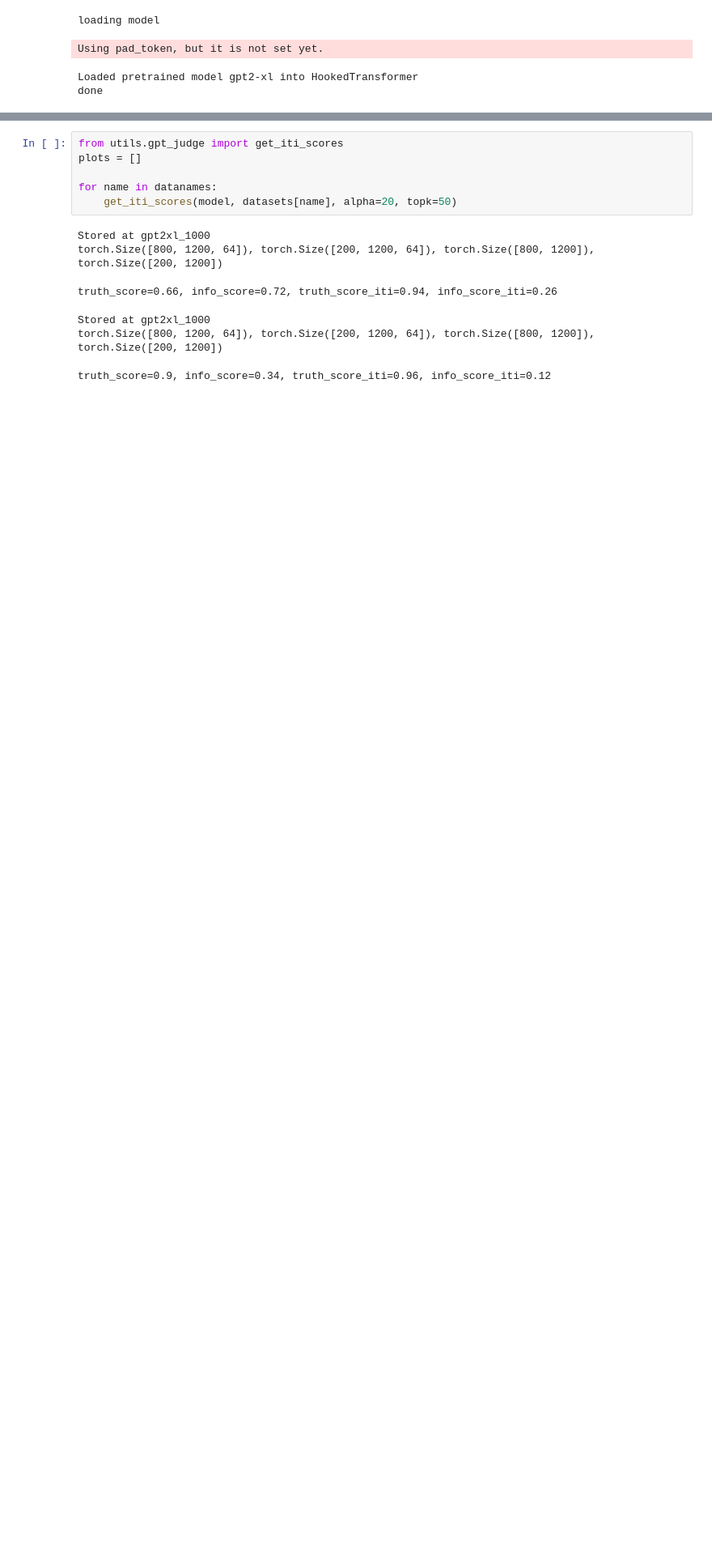
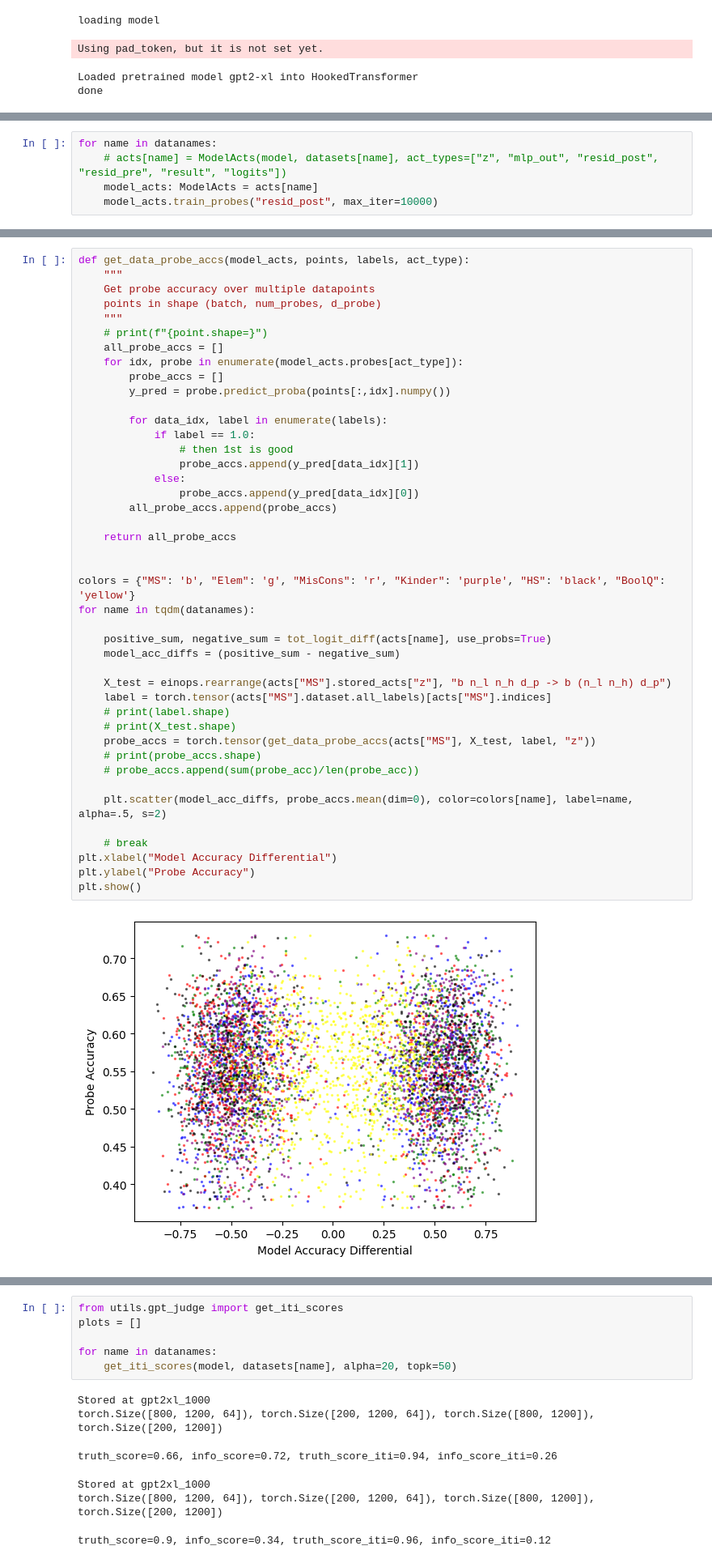
Before and after one commit to magikarp01/iti_capstone, a Jupyter notebook: generalization.ipynb, the cells around one changed output, grey strips where cells are left out. Shown at 81% size. Saved outputs shown, nothing was run; the diff lists cells and outputs as text; blank space fills up the shorter version.

```diff
--- a/generalization.ipynb
+++ b/generalization.ipynb
@@ -108,0 +281,5 @@ KeyboardInterrupt:
+# %%
+for name in datanames:
+    # acts[name] = ModelActs(model, datasets[name], act_types=["z", "mlp_out", "resid_post", "resid_pre", "result", "logits"])
+    model_acts: ModelActs = acts[name]
+    model_acts.train_probes("resid_post", max_iter=10000)
@@ -108,0 +293,45 @@ KeyboardInterrupt:
+# %%
+def get_data_probe_accs(model_acts, points, labels, act_type):
+    """
+    Get probe accuracy over multiple datapoints
+    points in shape (batch, num_probes, d_probe)
+    """
+    # print(f"{point.shape=}")
+    all_probe_accs = []
+    for idx, probe in enumerate(model_acts.probes[act_type]):
+        probe_accs = []
+        y_pred = probe.predict_proba(points[:,idx].numpy())
+
+        for data_idx, label in enumerate(labels):
+            if label == 1.0:
+                # then 1st is good
+                probe_accs.append(y_pred[data_idx][1])
+            else:
+                probe_accs.append(y_pred[data_idx][0])
+        all_probe_accs.append(probe_accs)
+
+    return all_probe_accs
+
+
+colors = {"MS": 'b', "Elem": 'g', "MisCons": 'r', "Kinder": 'purple', "HS": 'black', "BoolQ": 'yellow'}
+for name in tqdm(datanames):
+
+    positive_sum, negative_sum = tot_logit_diff(acts[name], use_probs=True)
+    model_acc_diffs = (positive_sum - negative_sum)
+
+    X_test = einops.rearrange(acts["MS"].stored_acts["z"], "b n_l n_h d_p -> b (n_l n_h) d_p")
+    label = torch.tensor(acts["MS"].dataset.all_labels)[acts["MS"].indices]
+    # print(label.shape)
+    # print(X_test.shape)
+    probe_accs = torch.tensor(get_data_probe_accs(acts["MS"], X_test, label, "z"))
+    # print(probe_accs.shape)
+    # probe_accs.append(sum(probe_acc)/len(probe_acc))
+
+    plt.scatter(model_acc_diffs, probe_accs.mean(dim=0), color=colors[name], label=name, alpha=.5, s=2)
+
+    # break
+plt.xlabel("Model Accuracy Differential")
+plt.ylabel("Probe Accuracy")
+plt.show()
+# %% [output]
+[figure, added]
```
Also changed, not shown: parts of 11 cells of this notebook, 2 other files.
